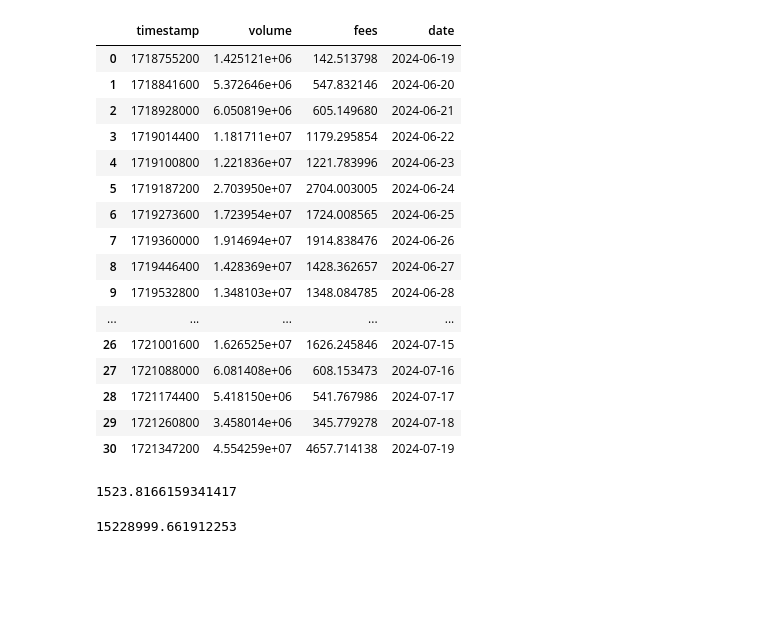
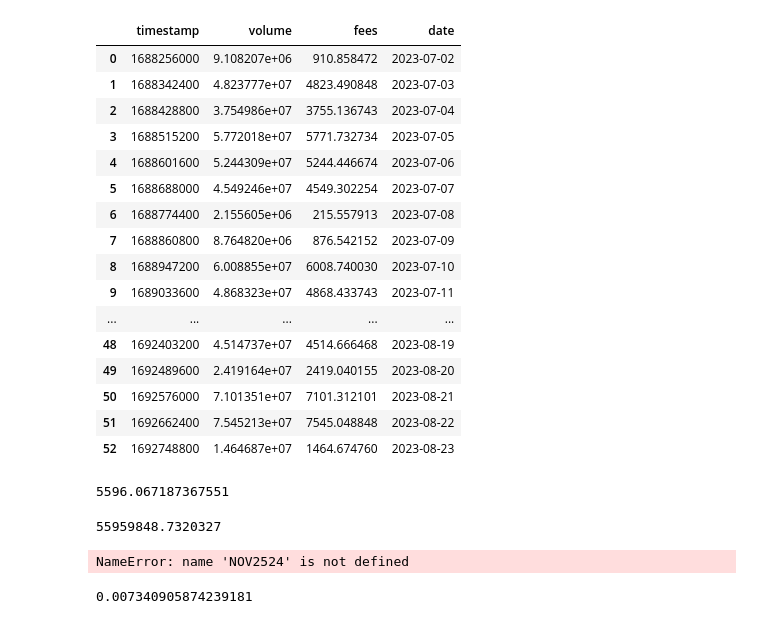
Before and after one commit to FrancescoMangia/curvesim, a Jupyter notebook: notebooks/test.ipynb, the cells around one changed output. Drawn from its saved outputs; the diff is of its cells as text; code cells hidden in the pictures; blank space fills up the shorter version.

```diff
--- a/notebooks/test.ipynb
+++ b/notebooks/test.ipynb
@@ -7,7 +28,8 @@ INFURA_URL = f"https://mainnet.infura.io/v3/{KEY}"
 web3 = Web3(Web3.HTTPProvider(INFURA_URL))
 
 # Contract address and ABI
-POOL_ADDRESS = "0x02950460e2b9529d0e00284a5fa2d7bdf3fa4d72"
+#POOL_ADDRESS = "0xdc24316b9ae028f1497c275eb9192a3ea0f67022" #steth
+POOL_ADDRESS = "0xbebc44782c7db0a1a60cb6fe97d0b483032ff1c7" #3pool
 POOL_ABI = [
     {
         "anonymous": False,
@@ -91,3 +133,7 @@ POOL = "0x02950460e2b9529d0e00284a5fa2d7bdf3fa4d72"
+# %%
+MAY1123 = 1683792330
+JUL0223 = 1688285130
+AUG2323 = 1692777930
 # %%
 import requests
 import pandas as pd
@@ -117,25 +171,25 @@ def fetch(pool, since, until):
 # %%
-df = fetch(POOL, JUN19, JUL19)
+df = fetch(POOL_ADDRESS, JUL0223, AUG2323)
 display(df)
 display(df["fees"].mean())
 display(df["volume"].mean())
 # %% [output]
 |  | timestamp | volume | fees | date |
-| 0 | 1718755200 | 1.425121e+06 | 142.513798 | 2024-06-19 |
-| 1 | 1718841600 | 5.372646e+06 | 547.832146 | 2024-06-20 |
-| 2 | 1718928000 | 6.050819e+06 | 605.149680 | 2024-06-21 |
-| 3 | 1719014400 | 1.181711e+07 | 1179.295854 | 2024-06-22 |
-| 4 | 1719100800 | 1.221836e+07 | 1221.783996 | 2024-06-23 |
-| 5 | 1719187200 | 2.703950e+07 | 2704.003005 | 2024-06-24 |
-| 6 | 1719273600 | 1.723954e+07 | 1724.008565 | 2024-06-25 |
-| 7 | 1719360000 | 1.914694e+07 | 1914.838476 | 2024-06-26 |
-| 8 | 1719446400 | 1.428369e+07 | 1428.362657 | 2024-06-27 |
-| 9 | 1719532800 | 1.348103e+07 | 1348.084785 | 2024-06-28 |
+| 0 | 1688256000 | 9.108207e+06 | 910.858472 | 2023-07-02 |
+| 1 | 1688342400 | 4.823777e+07 | 4823.490848 | 2023-07-03 |
+| 2 | 1688428800 | 3.754986e+07 | 3755.136743 | 2023-07-04 |
+| 3 | 1688515200 | 5.772018e+07 | 5771.732734 | 2023-07-05 |
+| 4 | 1688601600 | 5.244309e+07 | 5244.446674 | 2023-07-06 |
+| 5 | 1688688000 | 4.549246e+07 | 4549.302254 | 2023-07-07 |
+| 6 | 1688774400 | 2.155605e+06 | 215.557913 | 2023-07-08 |
+| 7 | 1688860800 | 8.764820e+06 | 876.542152 | 2023-07-09 |
+| 8 | 1688947200 | 6.008855e+07 | 6008.740030 | 2023-07-10 |
+| 9 | 1689033600 | 4.868323e+07 | 4868.433743 | 2023-07-11 |
 | ... | ... | ... | ... | ... |
-| 26 | 1721001600 | 1.626525e+07 | 1626.245846 | 2024-07-15 |
-| 27 | 1721088000 | 6.081408e+06 | 608.153473 | 2024-07-16 |
-| 28 | 1721174400 | 5.418150e+06 | 541.767986 | 2024-07-17 |
-| 29 | 1721260800 | 3.458014e+06 | 345.779278 | 2024-07-18 |
-| 30 | 1721347200 | 4.554259e+07 | 4657.714138 | 2024-07-19 |
+| 48 | 1692403200 | 4.514737e+07 | 4514.666468 | 2023-08-19 |
+| 49 | 1692489600 | 2.419164e+07 | 2419.040155 | 2023-08-20 |
+| 50 | 1692576000 | 7.101351e+07 | 7101.312101 | 2023-08-21 |
+| 51 | 1692662400 | 7.545213e+07 | 7545.048848 | 2023-08-22 |
+| 52 | 1692748800 | 1.464687e+07 | 1464.674760 | 2023-08-23 |
-1523.8166159341417
+5596.067187367551
-15228999.661912253
+55959848.7320327
@@ -141,0 +251,10 @@ display(df["volume"].mean())
+# %%
+all_data = fetch_liquidity_events_with_pagination(POOL_ADDRESS, NOV2524, DEC2524)
+fees = [event["fees"] for event in all_data]
+fees_sums = [sum(fee) for fee in fees if fee]
+# %% [output]
+NameError: name 'NOV2524' is not defined
+# %%
+sum(fees_sums)
+# %% [output]
+0.007340905874239181
```
Also changed, not shown: parts of 8 cells of this notebook, 10 other files.
